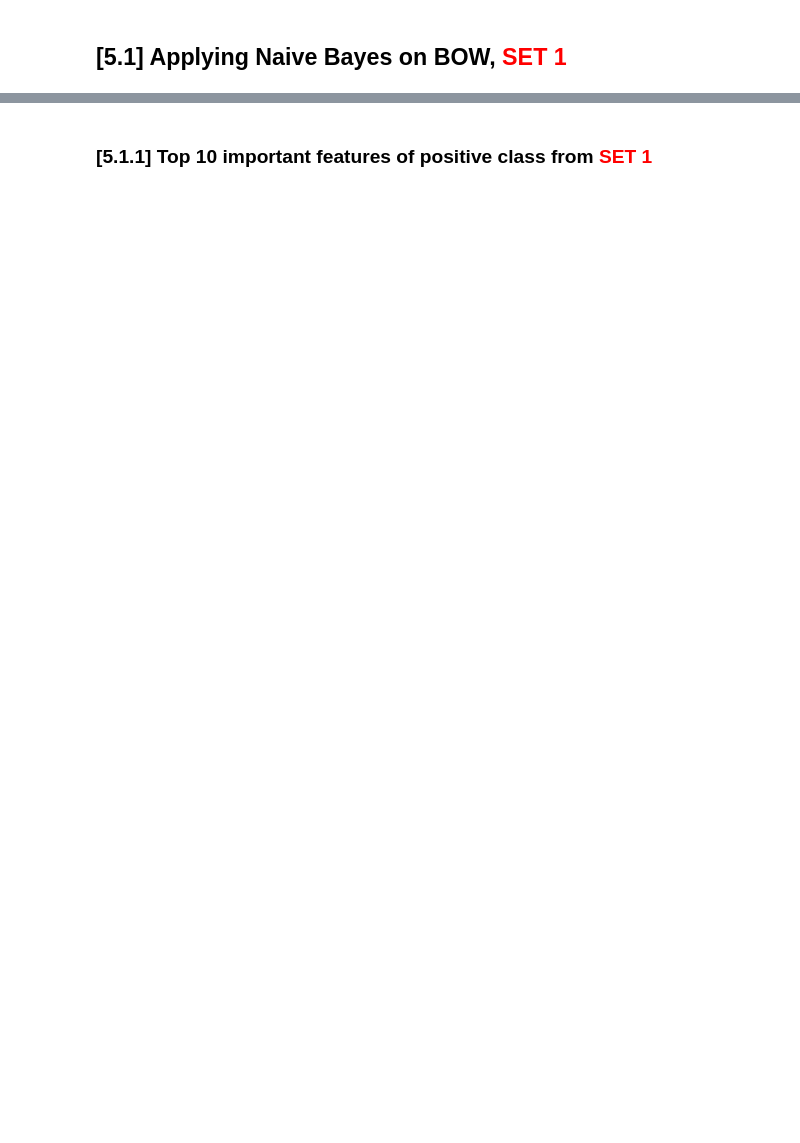
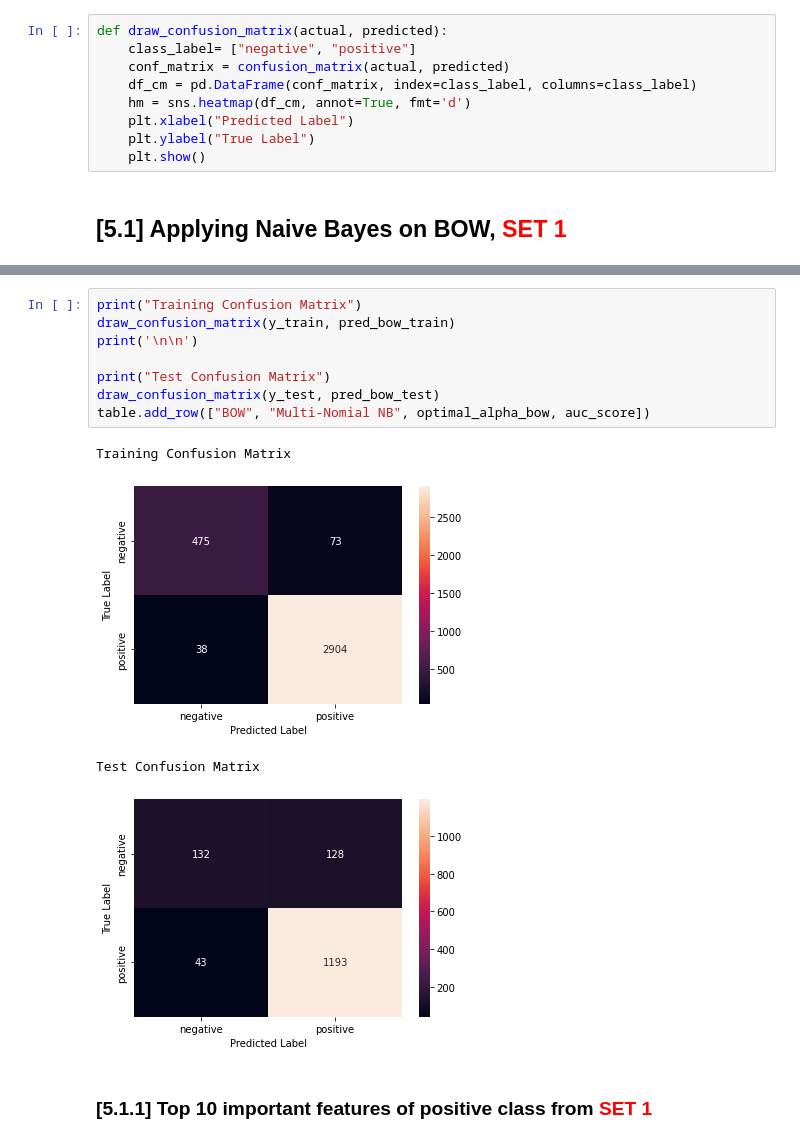
Before and after one commit to sidharthjain97/amazon-fine-food-reviews, a Jupyter notebook: NaiveBayes_Amazon_Fine_Food_Reviews_Analysis.ipynb, the cells around one changed output, grey strips where cells are left out. Drawn from its saved outputs; the diff is of its cells as text; blank space fills up the shorter version.

```diff
--- a/NaiveBayes_Amazon_Fine_Food_Reviews_Analysis.ipynb
+++ b/NaiveBayes_Amazon_Fine_Food_Reviews_Analysis.ipynb
@@ -647,3 +729,12 @@ for sent in tqdm(list_of_sentance): # for each review/sentence
+# %%
+def draw_confusion_matrix(actual, predicted):
+    class_label= ["negative", "positive"]
+    conf_matrix = confusion_matrix(actual, predicted)
+    df_cm = pd.DataFrame(conf_matrix, index=class_label, columns=class_label)
+    hm = sns.heatmap(df_cm, annot=True, fmt='d')
+    plt.xlabel("Predicted Label")
+    plt.ylabel("True Label")
+    plt.show()
 # %% [markdown]
 ## [5.1] Applying Naive Bayes on BOW,<font color='red'> SET 1</font>
 # %%
@@ -651,3 +779,16 @@ for sent in tqdm(list_of_sentance): # for each review/sentence
+# %%
+print("Training Confusion Matrix")
+draw_confusion_matrix(y_train, pred_bow_train)
+print('\n\n')
+
+print("Test Confusion Matrix")
+draw_confusion_matrix(y_test, pred_bow_test)
+table.add_row(["BOW", "Multi-Nomial NB", optimal_alpha_bow, auc_score])
+# %% [output]
+Training Confusion Matrix
+[figure, added]
+Test Confusion Matrix
+[figure, added]
 # %% [markdown]
 ### [5.1.1] Top 10 important features of positive class from<font color='red'> SET 1</font>
 # %%
```
Also changed, not shown: parts of 32 cells of this notebook.
